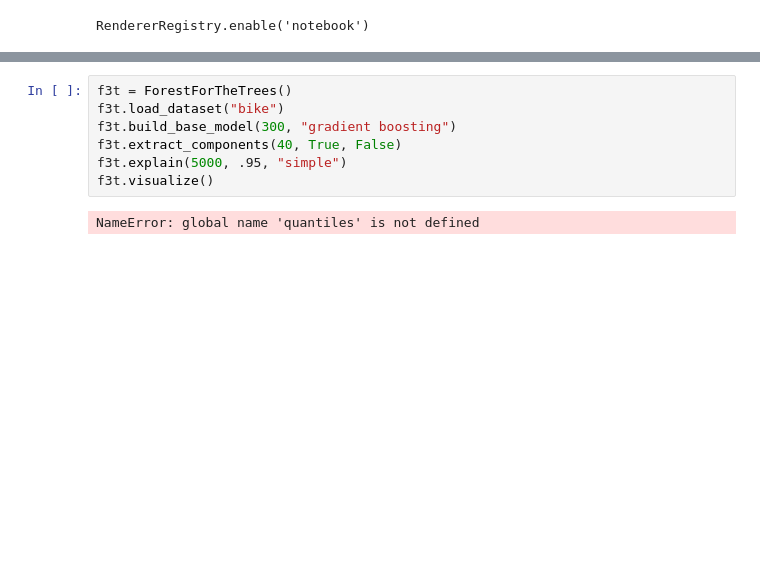
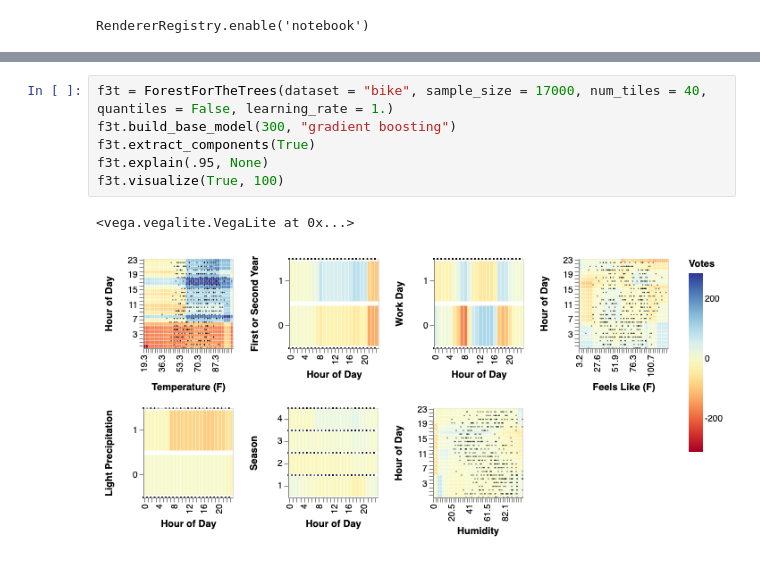
Before and after one commit to MattJBritton/ForestfortheTrees, a Jupyter notebook: developmentWorkbook.ipynb, the cells around one changed output, grey strips where cells are left out. Cells and saved outputs as stored; diff of their text form; blank space fills up the shorter version.

Commit message:
Update developmentWorkbook.ipynb
Completed conversion to class and now working on upgrading/adding visualizations

```diff
--- a/developmentWorkbook.ipynb
+++ b/developmentWorkbook.ipynb
@@ -652,9 +719,9 @@ class ForestForTheTrees:
 # %%
-f3t = ForestForTheTrees()
-f3t.load_dataset("bike")
+f3t = ForestForTheTrees(dataset = "bike", sample_size = 17000, num_tiles = 40, quantiles = False, learning_rate = 1.)
 f3t.build_base_model(300, "gradient boosting")
-f3t.extract_components(40, True, False)
-f3t.explain(5000, .95, "simple")
-f3t.visualize()
+f3t.extract_components(True)
+f3t.explain(.95, None)
+f3t.visualize(True, 100)
 # %% [output]
-NameError: global name 'quantiles' is not defined
+<vega.vegalite.VegaLite at 0x...>
+[figure, added]
```
Also changed, not shown: parts of 2 cells of this notebook.
